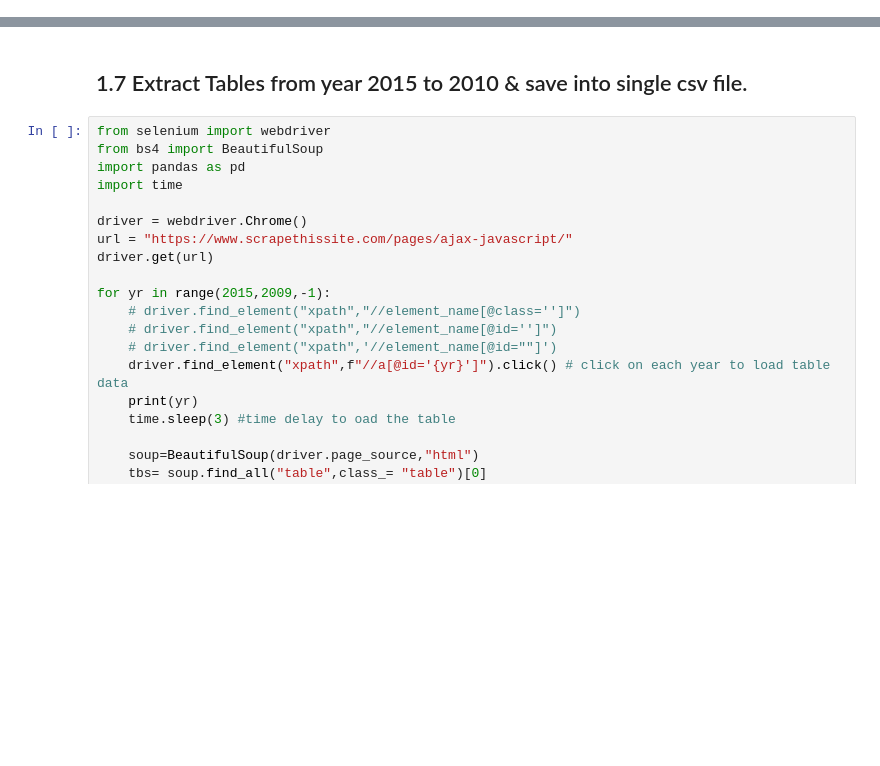
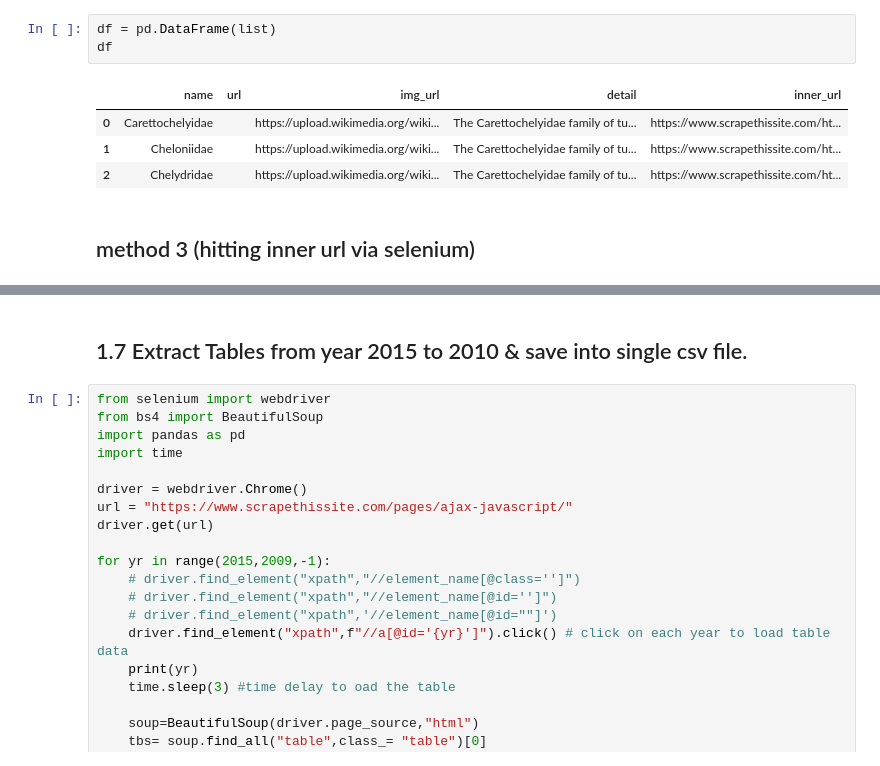
Before and after one commit to asifkasi/course-python-and-automation-by-kasi, a Jupyter notebook: Web Scraping/from dynamic Websites/scrapethissite.ipynb, the cells around one changed output, grey strips where cells are left out. Drawn from its saved outputs; the diff is of its cells as text; blank space fills up the shorter version.

```diff
--- a/Web Scraping/from dynamic Websites/scrapethissite.ipynb
+++ b/Web Scraping/from dynamic Websites/scrapethissite.ipynb
@@ -0,0 +127,10 @@
+# %%
+df = pd.DataFrame(list)
+df
+# %% [output]
+|  | name | url | img_url | detail | inner_url |
+| 0 | Carettochelyidae |  | https://upload.wikimedia.org/wiki... | The Carettochelyidae family of tu... | https://www.scrapethissite.com/ht... |
+| 1 | Cheloniidae |  | https://upload.wikimedia.org/wiki... | The Carettochelyidae family of tu... | https://www.scrapethissite.com/ht... |
+| 2 | Chelydridae |  | https://upload.wikimedia.org/wiki... | The Carettochelyidae family of tu... | https://www.scrapethissite.com/ht... |
+# %% [markdown]
+## method 3 (hitting inner url via selenium)
```
Also changed, not shown: parts of 34 cells of this notebook, 6 other files.
